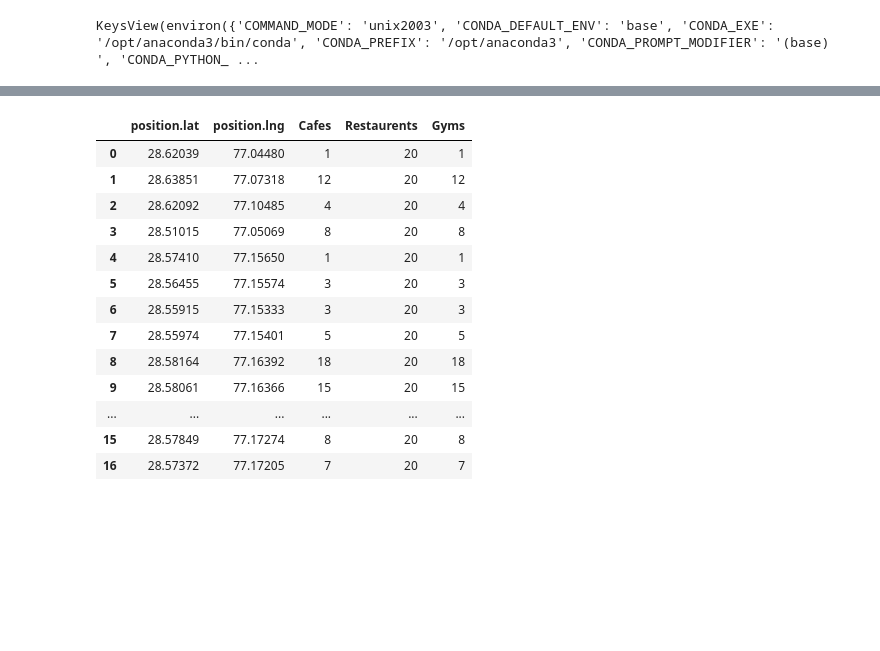
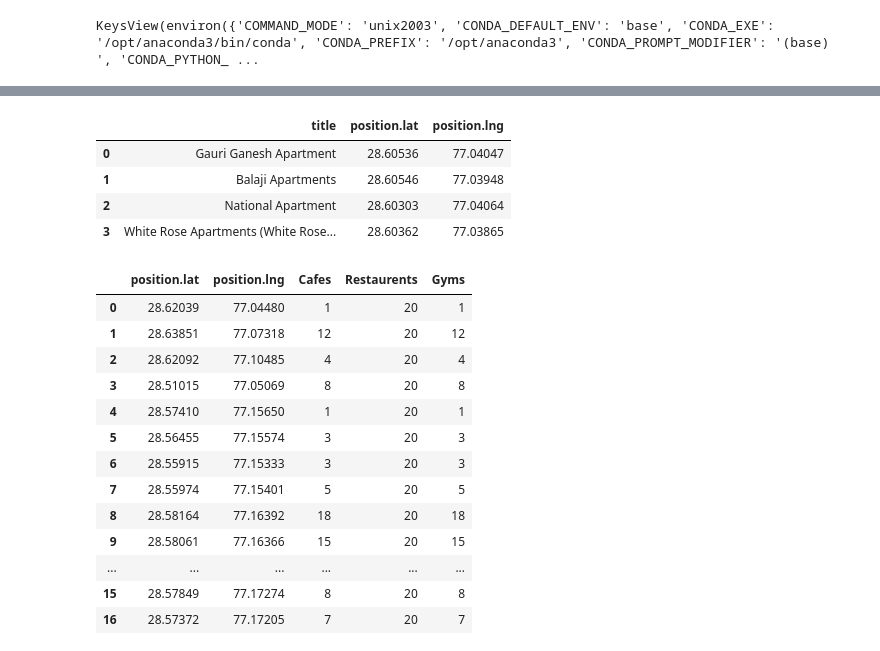
Before and after one commit to meyank0505garg/geolocational-data-analysis, a Jupyter notebook: data.py.ipynb, the cells around one changed output, grey strips where cells are left out. Cells and saved outputs as stored; diff of their text form; code cells hidden in the pictures; blank space fills up the shorter version.

```diff
--- a/data.py.ipynb
+++ b/data.py.ipynb
@@ -26,7 +26,7 @@ KeysView(environ({'COMMAND_MODE': 'unix2003', 'CONDA_DEFAULT_ENV': 'base', 'COND
 # %%
 latitude=28.6100216
 longitude=77.0379647
-radius=100000
+radius=1000
 
 
 #Fetching data form HERE API for IIT Bombay
@@ -108,3 +64,15 @@ d2
+# %%
+#Cleaning API data
+
+d2=d[['title','position.lat','position.lng']]
+# d2.to_csv('api-data/cleaned_apartment.csv')
+d2
+# %% [output]
+|  | title | position.lat | position.lng |
+| 0 | Gauri Ganesh Apartment | 28.60536 | 77.04047 |
+| 1 | Balaji Apartments | 28.60546 | 77.03948 |
+| 2 | National Apartment | 28.60303 | 77.04064 |
+| 3 | White Rose Apartments (White Rose... | 28.60362 | 77.03865 |
 # %%
 def fill_facilitites(search_query,List,latitude,longitude):
     radius = '1000'
```
Also changed, not shown: parts of 4 cells of this notebook, 2 other files.
